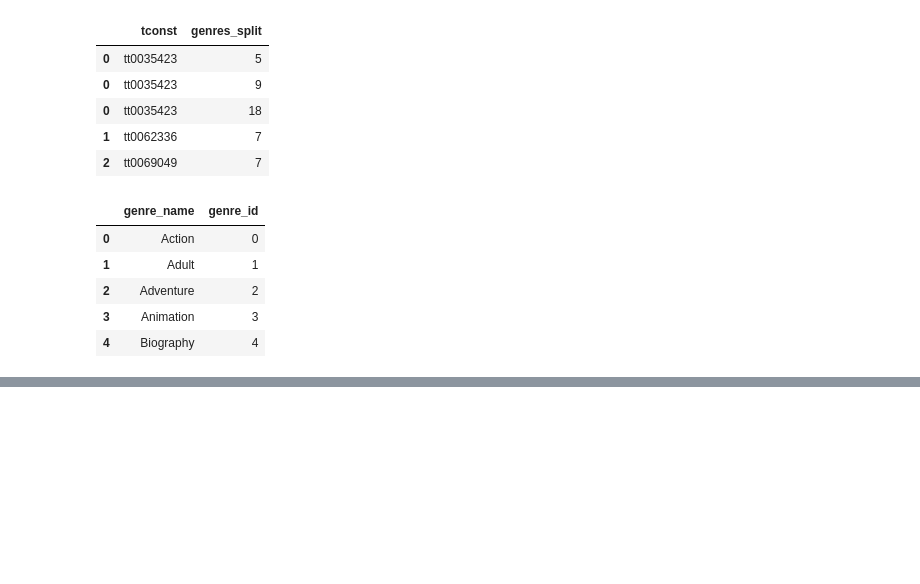
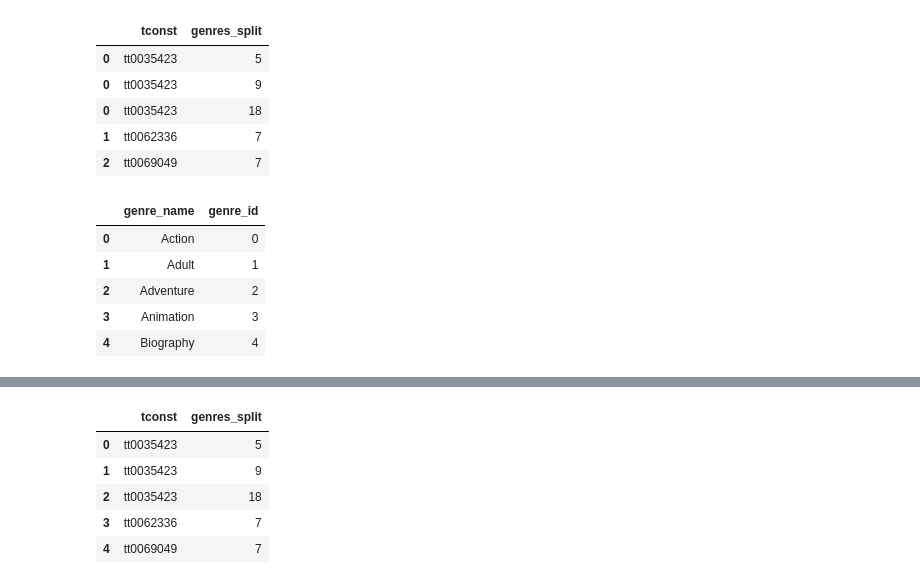
Before and after one commit to 808hanronald/project-2.3, a Jupyter notebook: project2.3B.ipynb, the cells around one changed output, grey strips where cells are left out. Drawn from its saved outputs; the diff is of its cells as text; code cells hidden in the pictures; blank space fills up the shorter version.

```diff
--- a/project2.3B.ipynb
+++ b/project2.3B.ipynb
@@ -9,7 +9,7 @@ import numpy as np
 import pymysql
 from sqlalchemy import create_engine
 # %%
-with open("/Users/rowenahan/.secret/tmdb_sql.json") as f:
+with open("/Users/rowenahan/.secret/tmbd_api.json") as f:
     code=json.load(f)
 print(code.keys())
 # %% [output]
@@ -58,4 +58,5 @@ type(basics["genres"])
 # %% [output]
 pandas.core.series.Series
 # %%
-basics["genres"]=basics["genres"].apply(json.loads)
+#dosent work, need to change to a dict?
+#basics["genres"]=basics["genres"].apply(json.loads)
@@ -273,0 +284,8 @@ explode.to_csv('Data/advance_tf_data_pt1.csv', index=False)
+# %%
+
+username = "root"
+password = "RonHan1995"
+db_name = "project2"
+connection = f"mysql+pymysql://{username}:{password}@localhost/{db_name}"
+engine = create_engine(connection)
+conn=engine.connect()
@@ -273,0 +352,11 @@ explode.to_csv('Data/advance_tf_data_pt1.csv', index=False)
+# %%
+q="""select * from title_genres
+limit 5;"""
+pd.read_sql(q,conn)
+# %% [output]
+|  | tconst | genres_split |
+| 0 | tt0035423 | 5 |
+| 1 | tt0035423 | 9 |
+| 2 | tt0035423 | 18 |
+| 3 | tt0062336 | 7 |
+| 4 | tt0069049 | 7 |
```
Also changed, not shown: parts of 13 cells of this notebook, 1 other file.
